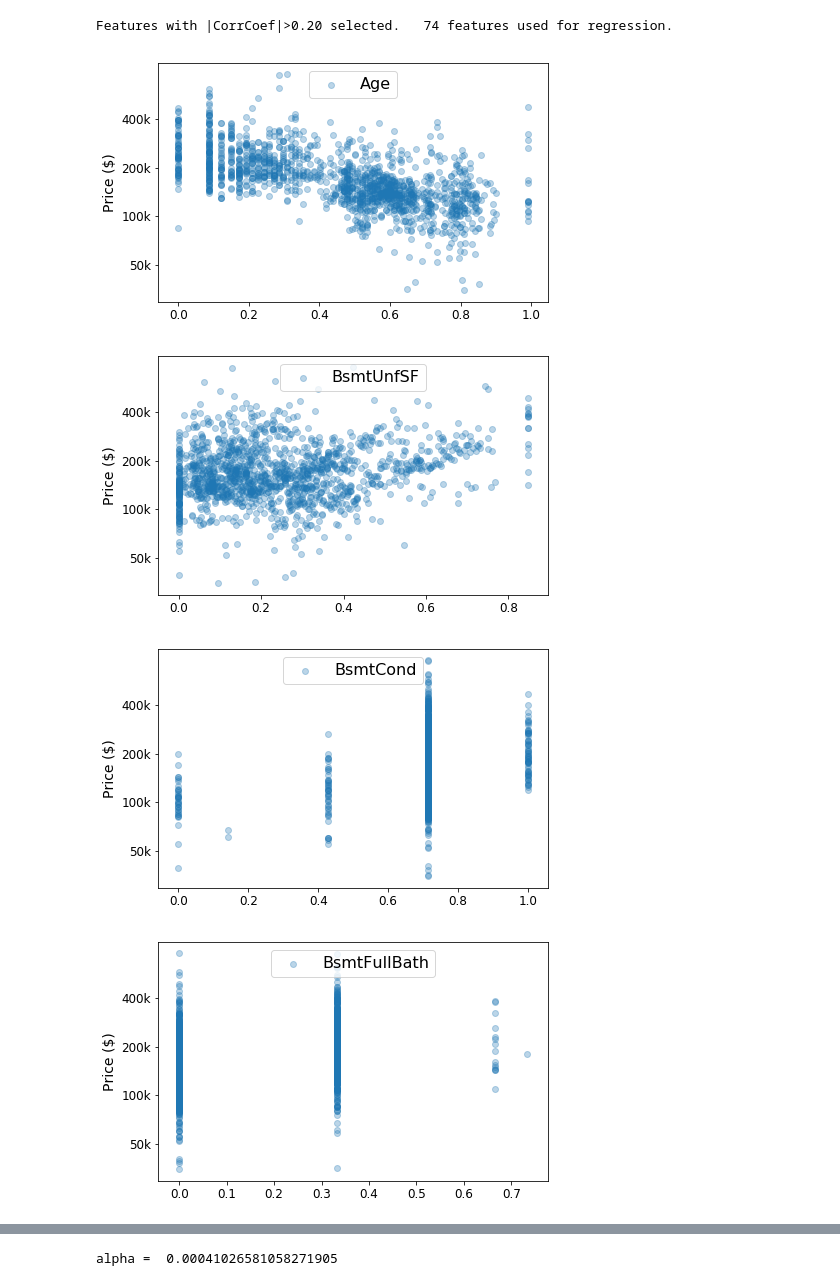
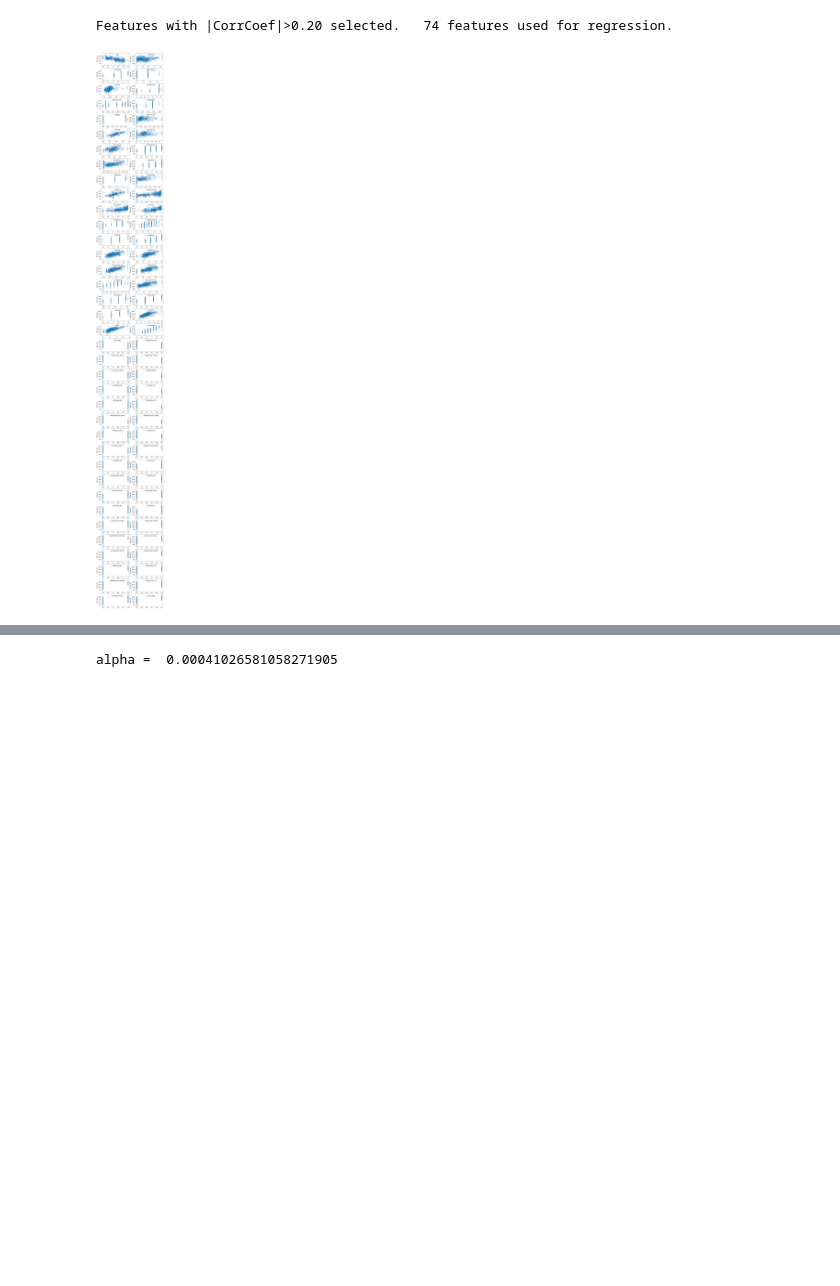
Before and after one commit to sam-fahey/house_prices, a Jupyter notebook: lasso_randomforest_solution.ipynb, the cells around one changed output, grey strips where cells are left out. Saved outputs shown, nothing was run; the diff lists cells and outputs as text; code cells hidden in the pictures; blank space fills up the shorter version.

```diff
--- a/lasso_randomforest_solution.ipynb
+++ b/lasso_randomforest_solution.ipynb
@@ -105,9 +105,11 @@ def onehot_categories(df, cat_keys):
     df_ = pd.get_dummies(df_, prefix=cat_keys)
     # Group correlated neighborhoods; found to improve regression results
     if 'Neighborhood' in cat_keys:
-        df_['Good_Neigh'] = df_['Neighborhood_NoRidge']+df_['Neighborhood_NridgHt']+df_['Neighborhood_StoneBr']
-        df_['Bad_Neigh'] = df_['Neighborhood_OldTown']+df_['Neighborhood_NAmes']+df_['Neighborhood_Edwards']
-        df_['Bad_Neigh'] += df_['Neighborhood_IDOTRR']+df_['Neighborhood_BrkSide']+df_['Neighborhood_Sawyer']
+        df_['Good_Neigh'] = df_['Neighborhood_NoRidge'] + df_['Neighborhood_NridgHt']
+        df_['Good_Neigh'] += df_['Neighborhood_StoneBr']
+        df_['Bad_Neigh'] = df_['Neighborhood_OldTown'] + df_['Neighborhood_NAmes']
+        df_['Bad_Neigh'] += df_['Neighborhood_Edwards'] + df_['Neighborhood_IDOTRR']
+        df_['Bad_Neigh'] += df_['Neighborhood_BrkSide'] + df_['Neighborhood_Sawyer']
 
     return df_
 
@@ -116,7 +118,8 @@ def make_new_keys(df):
     # for example, the sum of baths is significantly more correlated with 'SalePrice' than any single bath feature
 
     df_ = df.copy()
-    df_['TotalBath'] = df_['HalfBath']*0.51 + df_['FullBath'] + df_['BsmtHalfBath']*0.501 + df_['BsmtFullBath']
+    df_['TotalBath'] = df_['HalfBath']*0.51 + df_['FullBath']
+    df_['TotalBath'] += df_['BsmtHalfBath']*0.501 + df_['BsmtFullBath']
     df_['Age'] = (df_['YrSold'] - df_['YearBuilt'])**.5 # price scales better with SQRT(Age)
     df_['BSMT'] = df_['TotalBsmtSF']*df_['BsmtQual']
 
@@ -219,14 +222,15 @@ test_['TotalBath'] = [val if val==val else 2 for val in test_['TotalBath']]
 for key in ['BsmtUnfSF', 'BsmtFullBath', 'BsmtFinSF1', 'TotalBsmtSF', 'GarageArea', 'GarageCars', 'BSMT']:
     test_[key] = [val if val==val else 0 for val in test_[key]]
 # %%
-for key in KEYS:
-    fig, ax = plt.subplots(figsize=(7,4.4))
-    ax.scatter(df_[key], np.log(train_T), alpha=0.3, label=key)
-    ax.legend(loc=9, fontsize=16); ax.set_ylabel('Price ($)', fontsize=14)
-    ax.set_yticks(np.log([5e4, 1e5, 2e5, 4e5])); ax.set_yticklabels(['50k','100k','200k','400k'])
-    fig.show()
+nrows = (len(KEYS)+1)/2
+fig, axes = plt.subplots(nrows, 2, figsize=(12,3*nrows))
+for i in range(len(KEYS)):
+    row_i = i/2 ; col_i = i%2
+    axes[row_i][col_i].scatter(df_[KEYS[i]], np.log(train_T), alpha=0.3, label=KEYS[i])
+    axes[row_i][col_i].legend(loc=9, fontsize=14)
+    axes[row_i][col_i].set_ylabel('Price ($)', fontsize=14)
+    axes[row_i][col_i].set_yticks(np.log([5e4, 1e5, 2e5, 4e5]))
+    axes[row_i][col_i].set_yticklabels(['50k','100k','200k','400k'])
+fig.show()
 # %% [output]
-[figure, old version]
+[figure, new version]
-[figure, removed]
-[figure, removed]
-[figure, removed]
```
Also changed, not shown: parts of 3 cells of this notebook.
